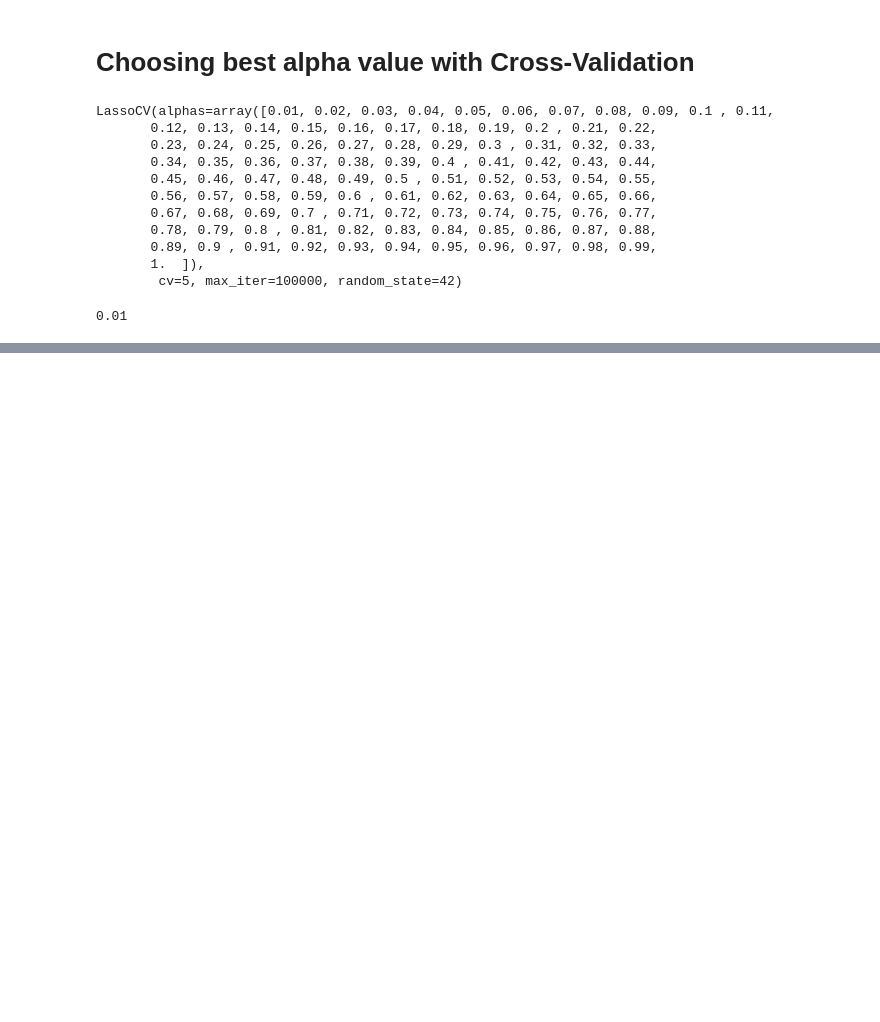
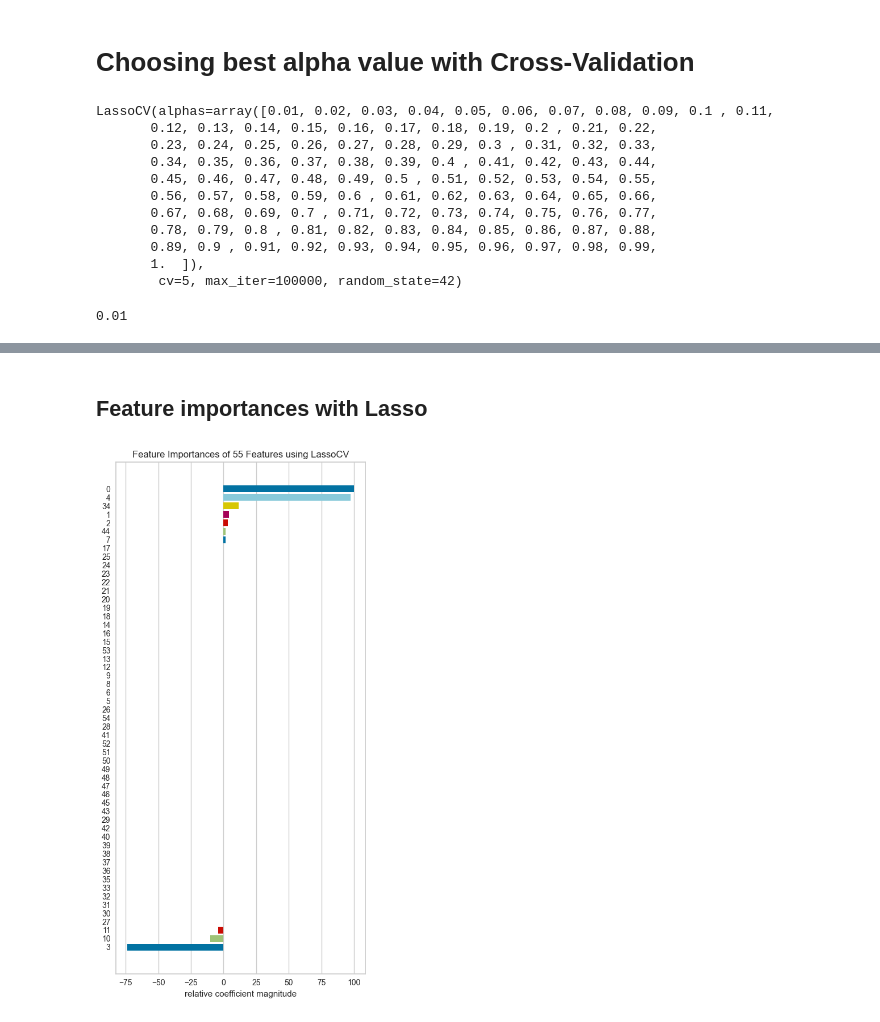
Before and after one commit to SefaYusuf/Machine-Learning, a Jupyter notebook: 4-Regularization/Regularization-Ridge-Lasso-ElasticNet-Cross Validation-Gridsearch.ipynb, the cells around one changed output, grey strips where cells are left out. Saved outputs shown, nothing was run; the diff lists cells and outputs as text; code cells hidden in the pictures; blank space fills up the shorter version.

```diff
--- a/4-Regularization/Regularization-Ridge-Lasso-ElasticNet-Cross Validation-Gridsearch.ipynb
+++ b/4-Regularization/Regularization-Ridge-Lasso-ElasticNet-Cross Validation-Gridsearch.ipynb
@@ -617,0 +1021,12 @@ lasso_cv_model.alpha_
+# %% [markdown]
+## Feature importances with Lasso
+# %%
+# from yellowbrick.model_selection import FeatureImportances
+# from yellowbrick.features import RadViz
+
+viz = FeatureImportances(lasso_cv_model, labels=pd.DataFrame(X_train).columns)
+visualizer = RadViz(size=(500, 1000))
+viz.fit(X_train, y_train)
+viz.show();
+# %% [output]
+[figure, added]
```
Also changed, not shown: parts of 59 cells of this notebook.
